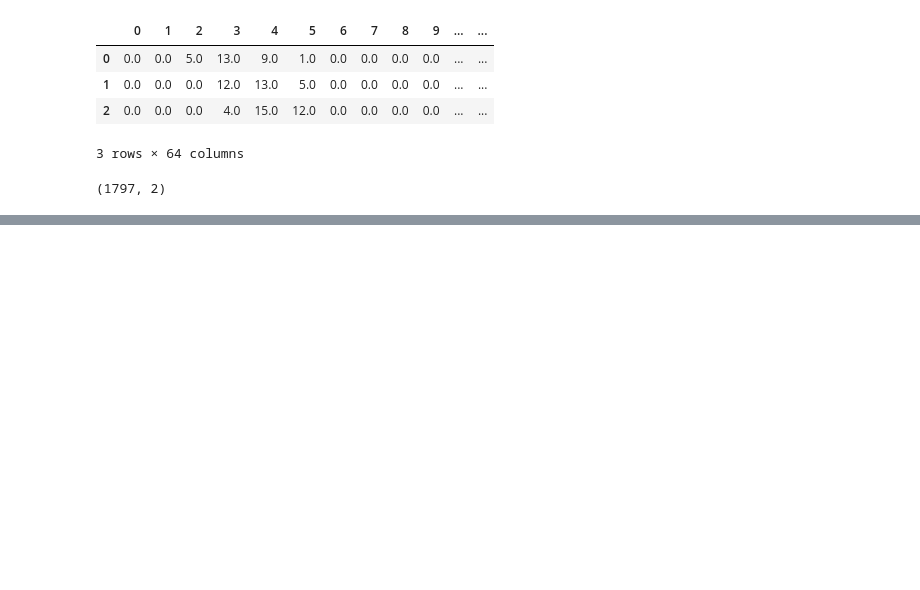
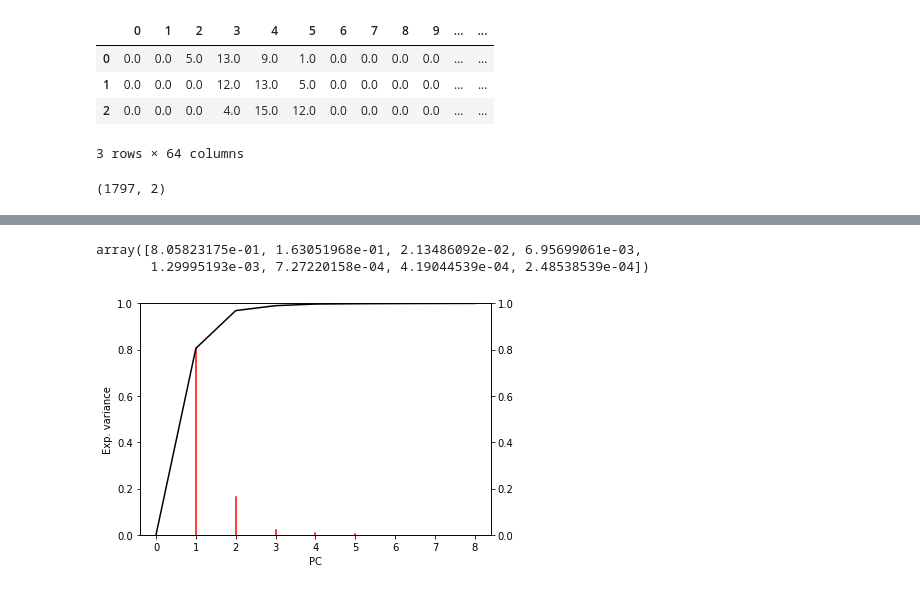
Before and after one commit to ninnzz/cs297_1, a Jupyter notebook: notebooks/Lecture1.ipynb, the cells around one changed output, grey strips where cells are left out. Cells and saved outputs as stored; diff of their text form; code cells hidden in the pictures; blank space fills up the shorter version.

```diff
--- a/notebooks/Lecture1.ipynb
+++ b/notebooks/Lecture1.ipynb
@@ -148,0 +169,28 @@ x_new.shape
+# %%
+housing = datasets.load_boston()
+X = housing.data
+# %%
+pca = PCA(n_components=8).fit(X)
+variance = pca.explained_variance_ratio_
+variance
+# %% [output]
+array([8.05823175e-01, 1.63051968e-01, 2.13486092e-02, 6.95699061e-03,
+       1.29995193e-03, 7.27220158e-04, 4.19044539e-04, 2.48538539e-04])
+# %%
+fig, ax = plt.subplots()
+
+for i, v in enumerate(variance):
+    ax.plot([i + 1, i + 1], [0, v], '-', color='red')
+ax.set_xlabel('PC')
+ax.set_ylabel('Exp. variance')
+ax.set_ylim([0, 1])
+
+ax2 = ax.twinx()
+ax2.set_ylim([0, 1])
+sum_var = np.cumsum(variance)
+ax2.plot(range(len(sum_var) + 1), [0] + list(sum_var), '-', color='black')
+
+fig.tight_layout()
+plt.show()
+# %% [output]
+[figure, added]
```
Also changed, not shown: parts of 7 cells of this notebook.
